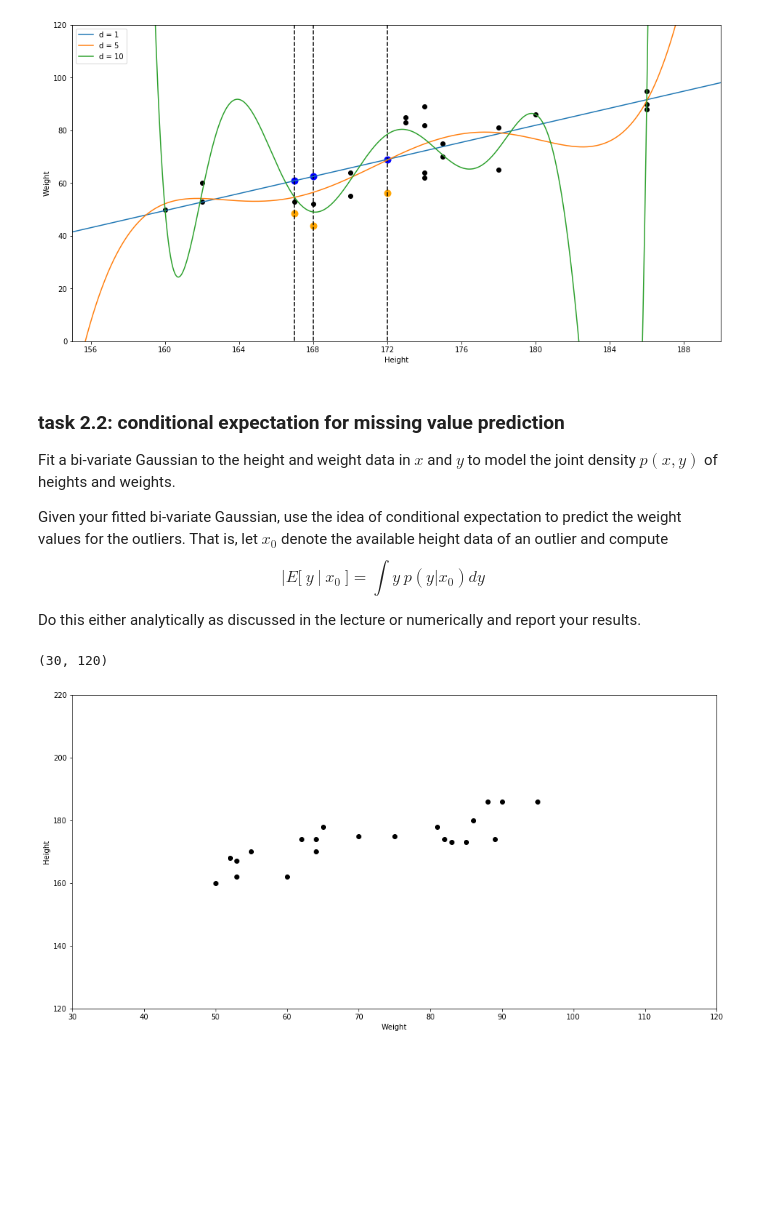
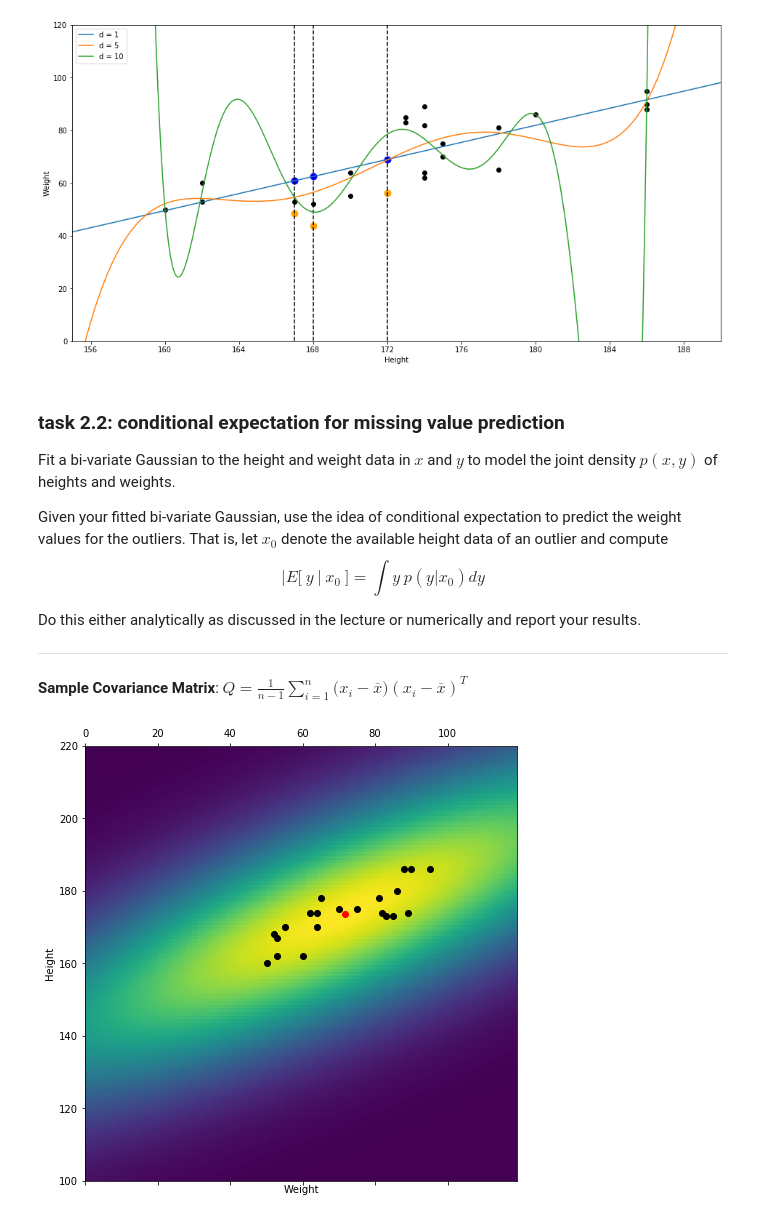
Before and after one commit to jutanke/bit_projects, a Jupyter notebook: project2/my_solution.ipynb, the cells around one changed output. Drawn from its saved outputs; the diff is of its cells as text; code cells hidden in the pictures; blank space fills up the shorter version.

```diff
--- a/project2/my_solution.ipynb
+++ b/project2/my_solution.ipynb
@@ -155,35 +155,63 @@ $$
 $$
 
 Do this either analytically as discussed in the lecture or numerically and report your results.
+
+---
+
+**Sample Covariance Matrix**: $Q=\frac{1}{n-1}\sum_{i=1}^n \big(
+x_i - \overline{x}\big) (x_i - \overline{x})^T$
 # %%
 %matplotlib inline
 import numpy as np
 import scipy as sp
 import matplotlib.pyplot as plt
 from numpy.linalg import inv, pinv
+from scipy.stats import multivariate_normal
 
 fig = plt.figure(figsize=(16,8))
 ax = fig.add_subplot(111)
 
 data = np.loadtxt('whData.dat',
                   dtype=np.object,
                   comments='#',
                   delimiter=None)
 
 W = data[:,0].astype('float32')
 H = data[:,1].astype('float32')
 w_mask = ((W > 0) * 1).nonzero()
 pred_mask = ((W < 0) * 1).nonzero()
 
 W = W[w_mask]
 H = H[w_mask]
 H_to_predict = H[pred_mask]
 
 ax.scatter(W, H, color='black')
 ax.set_xlabel('Weight')
 ax.set_ylabel('Height')
-ax.set_ylim([120, 220])
-ax.set_xlim([30, 120])
+ax.set_ylim([100, 220])
+ax.set_xlim([0, 119])
+
+# --------------------------------
+# mean
+X = np.array([W, H])
+mu = np.expand_dims(np.mean(X, 1), 1)  # expand so inner product works
+ax.scatter(mu[0], mu[1], color='red')
+
+# cov
+Q = (X-mu) @ (X-mu).T
+
+# ---
+F = multivariate_normal(np.squeeze(mu), Q)
+
+Im = np.zeros((220, 120))
+
+for i,w in enumerate(range(0, 120)):  # welp, this sucks and could be
+    for j,h in enumerate(range(0, 220)):  # better but who cares (I dont)
+        Im[j,i] = F.pdf([w, h])
+
+ax.matshow(Im)
+
+# --------------------------------
+plt.show()
 # %% [output]
-(30, 120)
-[figure, old version]
+[figure, new version]
```
